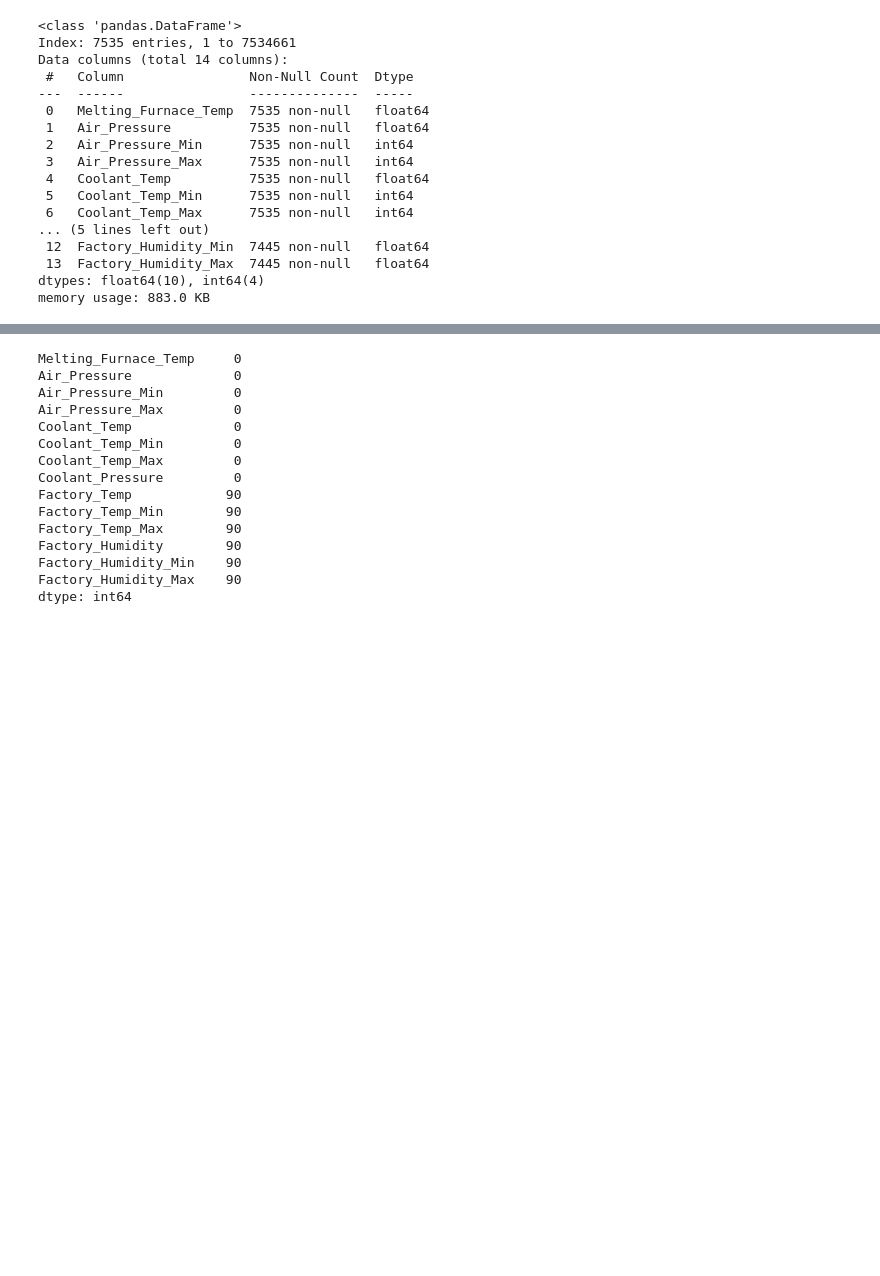
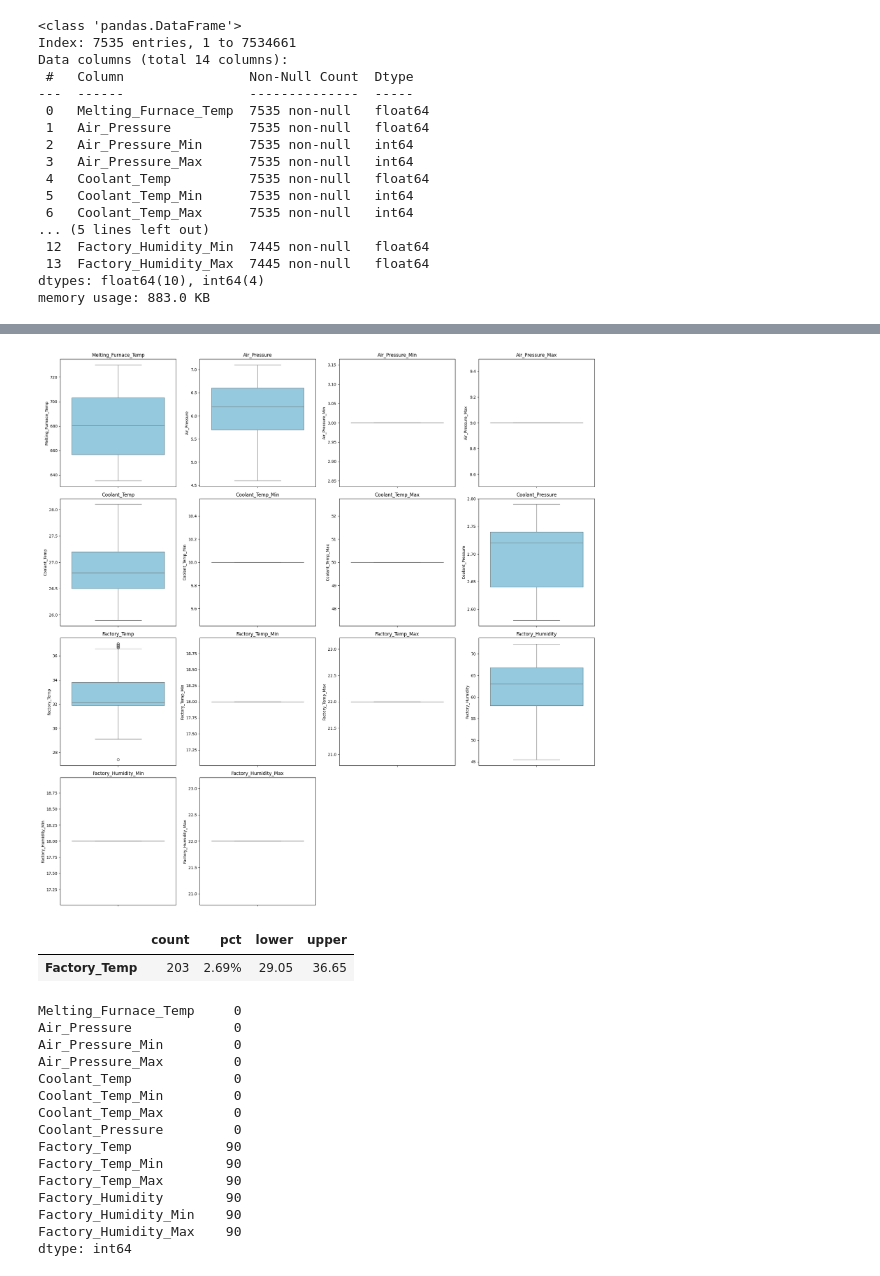
Before and after one commit to heeso0908/hotsix, a Jupyter notebook: notebooks/김재천/eda1.ipynb, the cells around one changed output, grey strips where cells are left out. Cells and saved outputs as stored; diff of their text form; code cells hidden in the pictures; blank space fills up the shorter version.

```diff
--- a/notebooks/김재천/eda1.ipynb
+++ b/notebooks/김재천/eda1.ipynb
@@ -384,3 +553,51 @@ memory usage: 883.0 KB
+# %%
+# df_sensor의 컬럼 목록
+cols = df_sensor.columns
+num_cols = len(cols)
+
+# 한 줄에 4개씩 그래프를 그리도록 설정
+n_cols = 4
+# math.ceil(num_cols / n_cols) 대신 아래 식을 사용합니다.
+n_rows = (num_cols + n_cols - 1) // n_cols
+
+fig, axes = plt.subplots(n_rows, n_cols, figsize=(20, 5 * n_rows))
+axes = axes.flatten() # 1차원 배열로 풀어서 반복문에 사용하기 쉽게 함
+
+# 각 컬럼별로 박스플롯 그리기
+for i, col in enumerate(cols):
+    sns.boxplot(y=df_sensor[col], ax=axes[i], color='skyblue')
+    axes[i].set_title(col)
+
+# 혹시 남는 빈 축(빈 그래프 공간)이 있다면 제거
+for j in range(i + 1, len(axes)):
+    fig.delaxes(axes[j])
+
+plt.tight_layout()
+plt.show()
+# %% [output]
+[figure, added]
+# %%
+# IQR 이상치만 조회
+def detect_outliers_iqr(df, cols):
+    outlier_info = {}
+    for col in cols:
+        Q1, Q3 = df[col].quantile([0.25, 0.75])
+        IQR = Q3 - Q1
+        lower, upper = Q1 - 1.5 * IQR, Q3 + 1.5 * IQR
+        mask = (df[col] < lower) | (df[col] > upper)
+        outlier_info[col] = {
+            'count': mask.sum(),
+            'pct': f"{mask.mean() * 100:.2f}%",
+            'lower': round(lower, 2),
+            'upper': round(upper, 2)
+        }
+    return pd.DataFrame(outlier_info).T.sort_values('count', ascending=False)
+
+outlier_df = detect_outliers_iqr(df_sensor, df_sensor)
+display(outlier_df[outlier_df['count'] > 0])
+# %% [output]
+|  | count | pct | lower | upper |
+| Factory_Temp | 203 | 2.69% | 29.05 | 36.65 |
 # %%
 df_sensor.isnull().sum()
 # %% [output]
```
Also changed, not shown: parts of 14 cells of this notebook.
